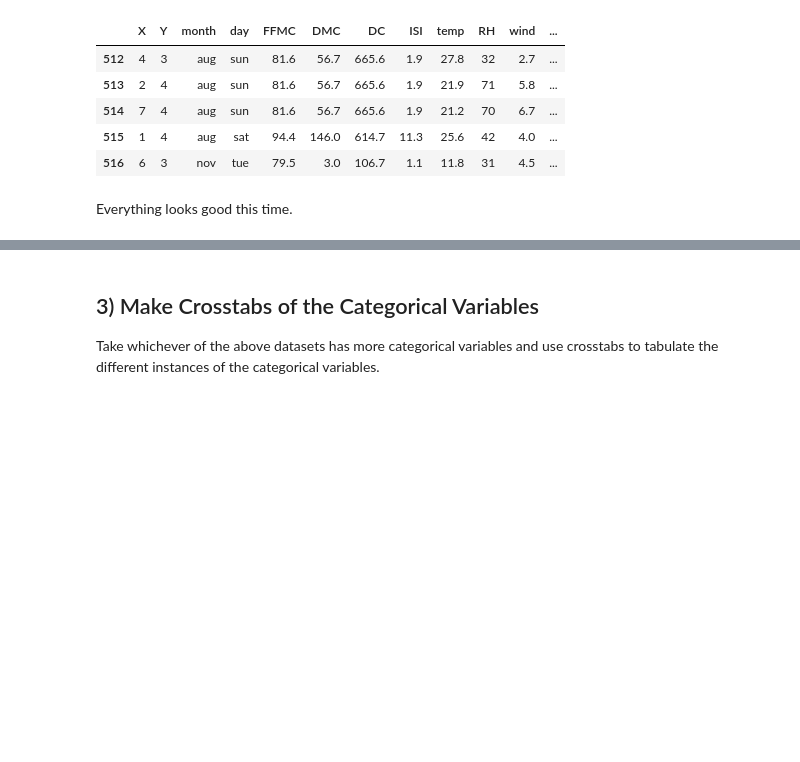
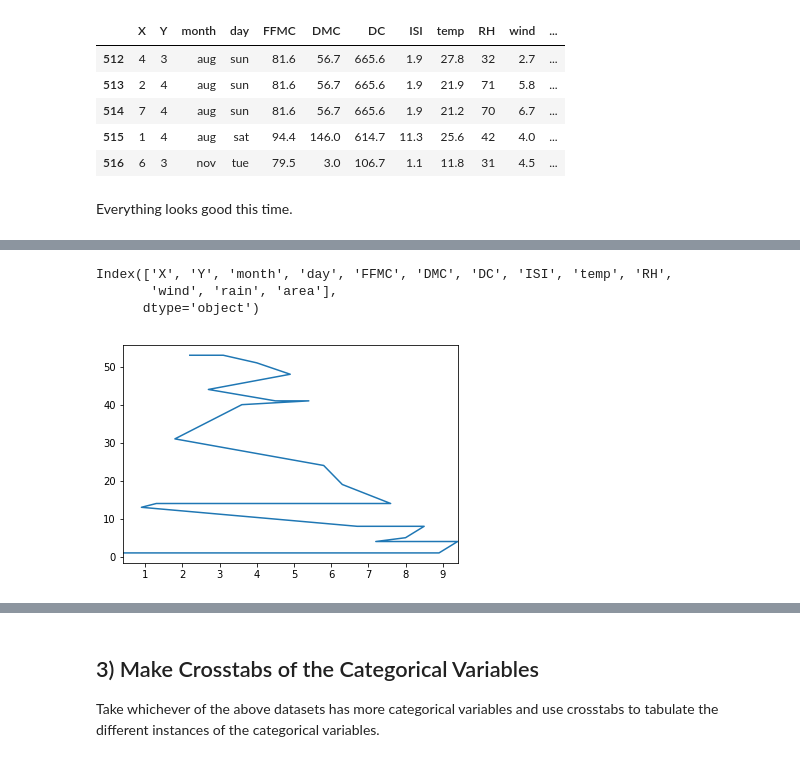
Before and after one commit to johnwesleyharding/DS-Unit-1-Sprint-1-Data-Wrangling-and-Storytelling, a Jupyter notebook: JWH_LS_DS_111_Exploratory_Data_Analysis.ipynb, the cells around one changed output, grey strips where cells are left out. Saved outputs shown, nothing was run; the diff lists cells and outputs as text; code cells hidden in the pictures; blank space fills up the shorter version.

```diff
--- a/JWH_LS_DS_111_Exploratory_Data_Analysis.ipynb
+++ b/JWH_LS_DS_111_Exploratory_Data_Analysis.ipynb
@@ -167,0 +249,11 @@ Everything looks good this time.
+# %%
+fires.columns
+# %% [output]
+Index(['X', 'Y', 'month', 'day', 'FFMC', 'DMC', 'DC', 'ISI', 'temp', 'RH',
+       'wind', 'rain', 'area'],
+      dtype='object')
+# %%
+fires['wind'].value_counts().plot()
+plt.show()
+# %% [output]
+[figure, added]
```
Also changed, not shown: parts of 23 cells of this notebook.
